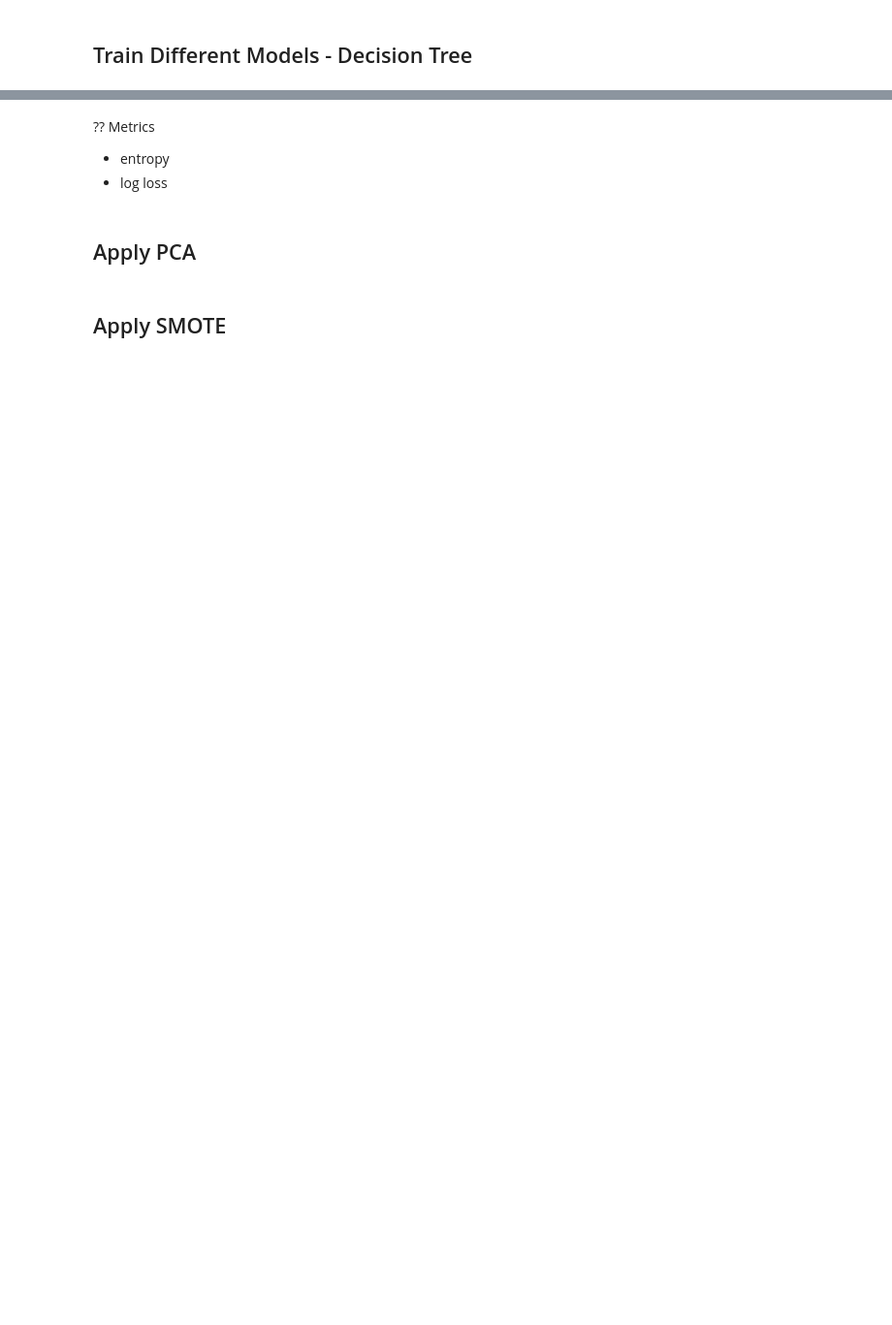
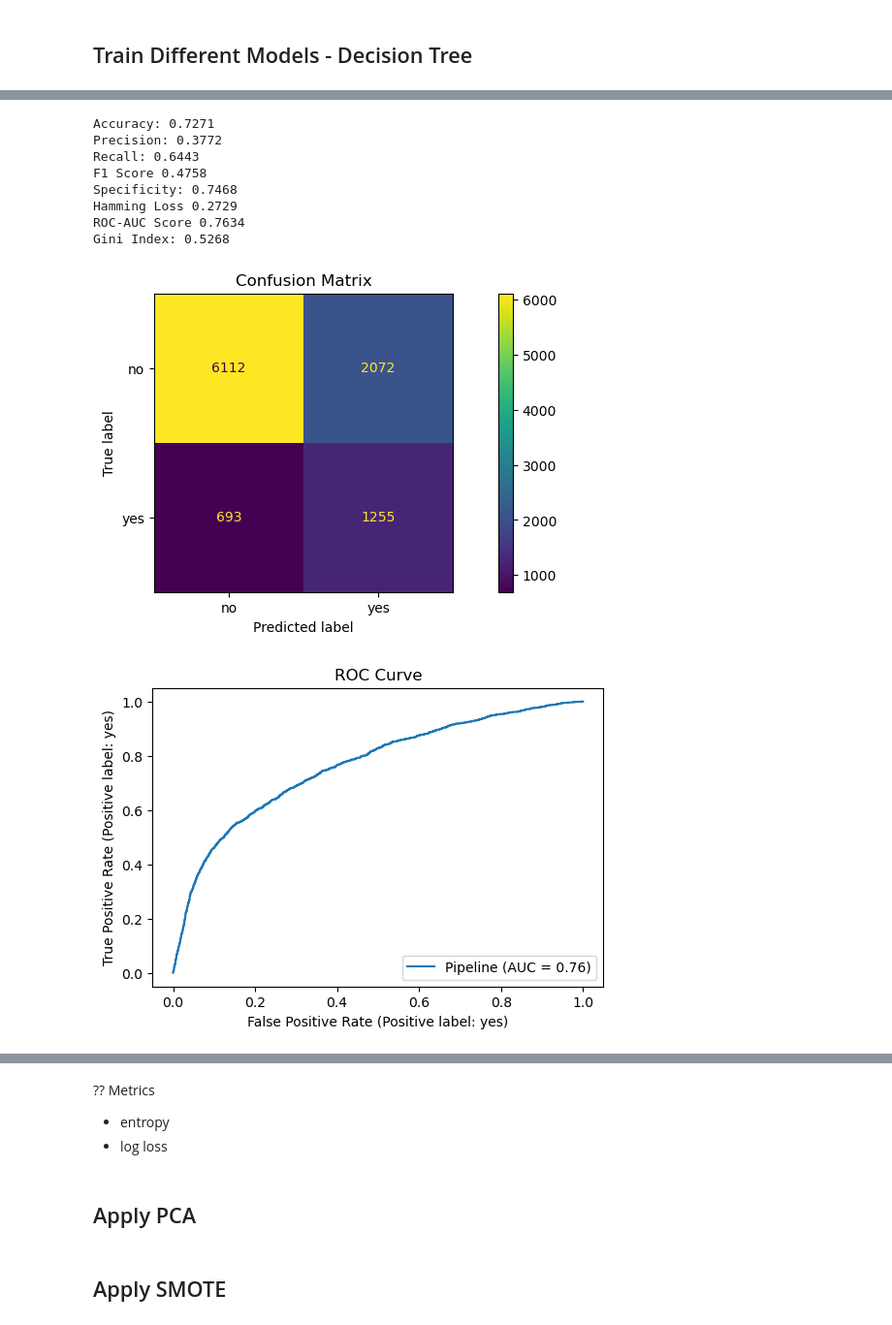
Before and after one commit to StuartG24/Telecom_Customer_Targeting, a Jupyter notebook: _Notebooks/Models_Working.ipynb, the cells around one changed output, grey strips where cells are left out. Shown at 97% size. Saved outputs shown, nothing was run; the diff lists cells and outputs as text; code cells hidden in the pictures; blank space fills up the shorter version.

```diff
--- a/_Notebooks/Models_Working.ipynb
+++ b/_Notebooks/Models_Working.ipynb
@@ -283,9 +247,20 @@ print_search_results(grid_search, duration)
 # %%
 # Get the Best Model & Calculate Predicted Y and Evaluate
 
 model_randforest = grid_search.best_estimator_
 y_pred = model_randforest.predict(X_test)
-classification_metrics(model_randforest, y_test, y_pred)
+classification_metrics(model_randforest, X_test, y_test, y_pred)
+# %% [output]
+Accuracy: 0.7271
+Precision: 0.3772
+Recall: 0.6443
+F1 Score 0.4758
+Specificity: 0.7468
+Hamming Loss 0.2729
+ROC-AUC Score 0.7634
+Gini Index: 0.5268
+[figure, added]
+[figure, added]
 # %%
 # Feature importance from the trained model
 
```
Also changed, not shown: parts of 9 cells of this notebook, 2 other files.
